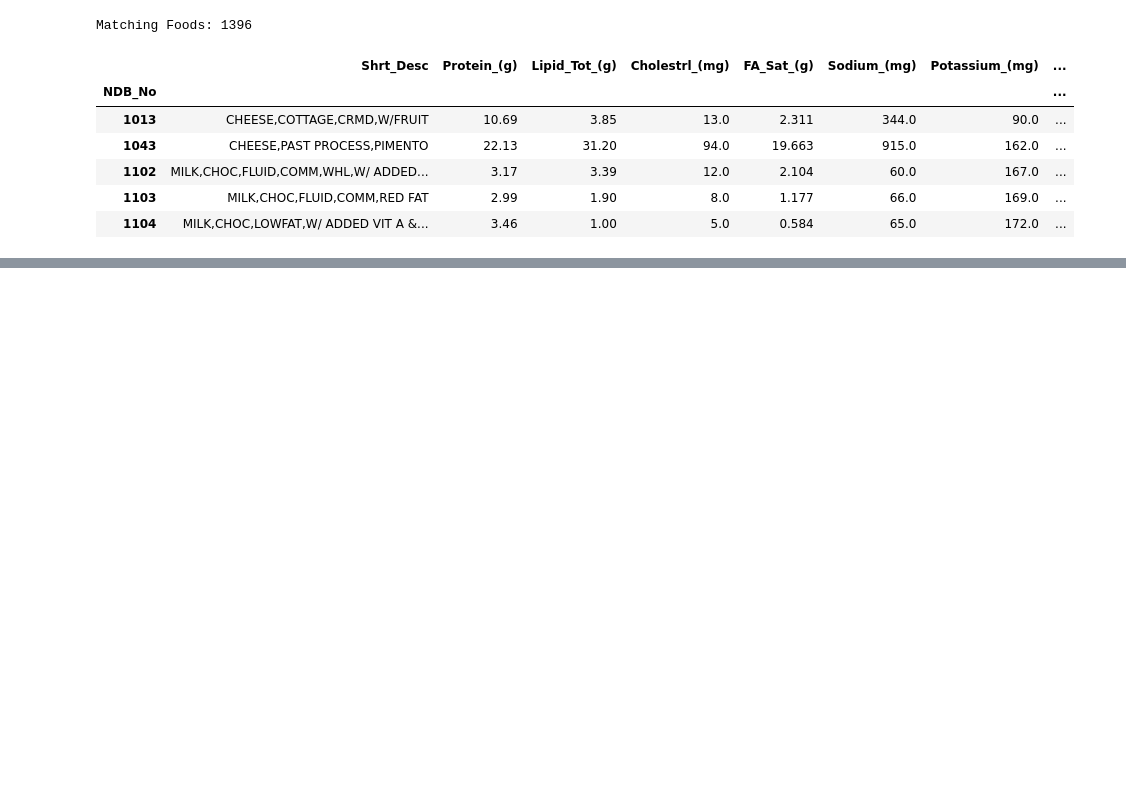
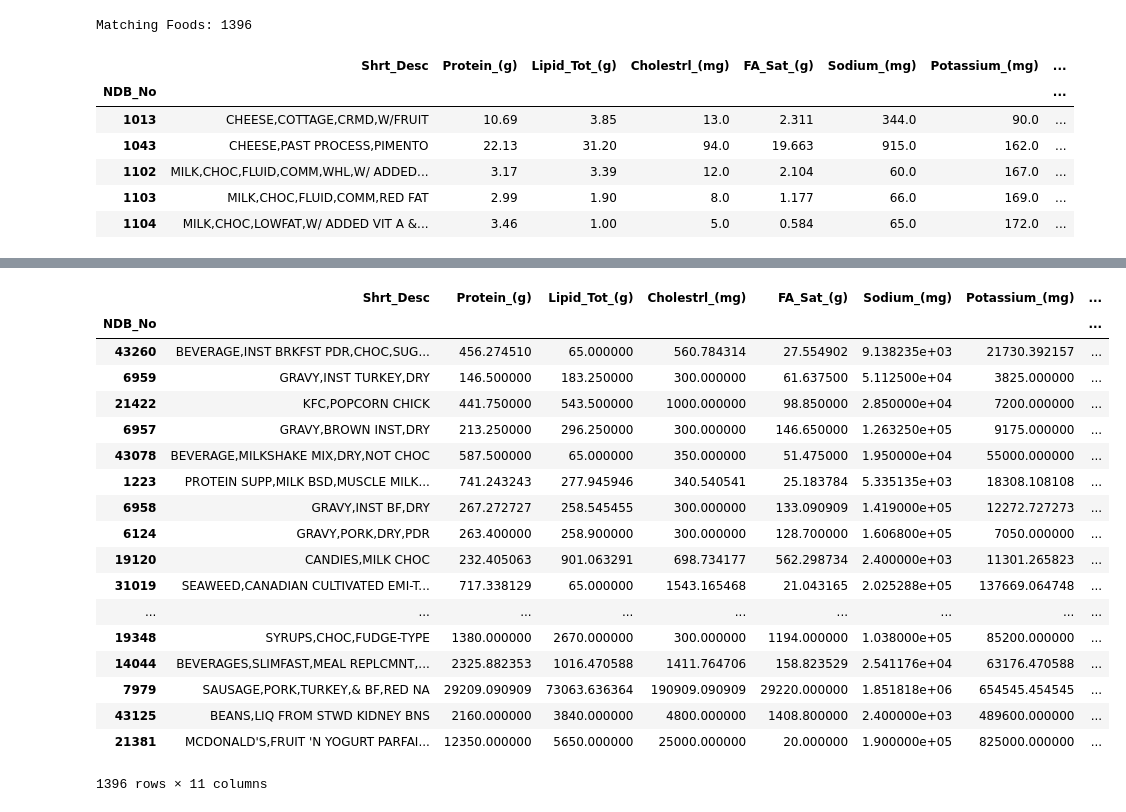
Before and after one commit to jaideng123/FoodDude, a Jupyter notebook: Food Dude.ipynb, the cells around one changed output, grey strips where cells are left out. Drawn from its saved outputs; the diff is of its cells as text; code cells hidden in the pictures; blank space fills up the shorter version.

Commit message:
Found best foods by weight

```diff
--- a/Food Dude.ipynb
+++ b/Food Dude.ipynb
@@ -45,3 +45,13 @@ Matching Foods: 1396
 # %%
 # http://www.netrition.com/rdi_page.html
 reccomended = [-1,50,65,300,20,2400,3500,300,25,-1]
+# Normalizing all our foods to 1 g
+def normalizeNutrients(x):
+    ratio = x['GmWt_1']
+    for nutrient in nutrients:
+        if(type(x[nutrient]) is str):
+            continue
+        x[nutrient] = x[nutrient]/ratio
+    return x
+foods = foods.apply(normalizeNutrients,axis=1)
+foods.head()
@@ -47,0 +66,37 @@ reccomended = [-1,50,65,300,20,2400,3500,300,25,-1]
+# %%
+# http://www.netrition.com/rdi_page.html
+recommended = [-1,50,65,300,20,2400,3500,300,25,-1]
+def findSatisfyingWeight(food):
+    for x in range(0,len(nutrients)):
+        nutrient = nutrients[x]
+        rec = recommended[x]
+        if(rec == -1 or food[nutrient] >= rec):
+            continue
+        ratio = rec/food[nutrient]
+        for y in nutrients:
+            if(type(food[y]) is str):
+                continue
+            food[y] = food[y]*ratio
+    return food
+weighted_foods = foods.apply(findSatisfyingWeight,axis=1)
+weighted_foods.sort_values(by='GmWt_1')
+# %% [output]
+|  | Shrt_Desc | Protein_(g) | Lipid_Tot_(g) | Cholestrl_(mg) | FA_Sat_(g) | Sodium_(mg) | Potassium_(mg) | ... |
+| NDB_No |  |  |  |  |  |  |  | ... |
+| 43260 | BEVERAGE,INST BRKFST PDR,CHOC,SUG... | 456.274510 | 65.000000 | 560.784314 | 27.554902 | 9.138235e+03 | 21730.392157 | ... |
+| 6959 | GRAVY,INST TURKEY,DRY | 146.500000 | 183.250000 | 300.000000 | 61.637500 | 5.112500e+04 | 3825.000000 | ... |
+| 21422 | KFC,POPCORN CHICK | 441.750000 | 543.500000 | 1000.000000 | 98.850000 | 2.850000e+04 | 7200.000000 | ... |
+| 6957 | GRAVY,BROWN INST,DRY | 213.250000 | 296.250000 | 300.000000 | 146.650000 | 1.263250e+05 | 9175.000000 | ... |
+| 43078 | BEVERAGE,MILKSHAKE MIX,DRY,NOT CHOC | 587.500000 | 65.000000 | 350.000000 | 51.475000 | 1.950000e+04 | 55000.000000 | ... |
+| 1223 | PROTEIN SUPP,MILK BSD,MUSCLE MILK... | 741.243243 | 277.945946 | 340.540541 | 25.183784 | 5.335135e+03 | 18308.108108 | ... |
+| 6958 | GRAVY,INST BF,DRY | 267.272727 | 258.545455 | 300.000000 | 133.090909 | 1.419000e+05 | 12272.727273 | ... |
+| 6124 | GRAVY,PORK,DRY,PDR | 263.400000 | 258.900000 | 300.000000 | 128.700000 | 1.606800e+05 | 7050.000000 | ... |
+| 19120 | CANDIES,MILK CHOC | 232.405063 | 901.063291 | 698.734177 | 562.298734 | 2.400000e+03 | 11301.265823 | ... |
+| 31019 | SEAWEED,CANADIAN CULTIVATED EMI-T... | 717.338129 | 65.000000 | 1543.165468 | 21.043165 | 2.025288e+05 | 137669.064748 | ... |
+| ... | ... | ... | ... | ... | ... | ... | ... | ... |
+| 19348 | SYRUPS,CHOC,FUDGE-TYPE | 1380.000000 | 2670.000000 | 300.000000 | 1194.000000 | 1.038000e+05 | 85200.000000 | ... |
+| 14044 | BEVERAGES,SLIMFAST,MEAL REPLCMNT,... | 2325.882353 | 1016.470588 | 1411.764706 | 158.823529 | 2.541176e+04 | 63176.470588 | ... |
+| 7979 | SAUSAGE,PORK,TURKEY,& BF,RED NA | 29209.090909 | 73063.636364 | 190909.090909 | 29220.000000 | 1.851818e+06 | 654545.454545 | ... |
+| 43125 | BEANS,LIQ FROM STWD KIDNEY BNS | 2160.000000 | 3840.000000 | 4800.000000 | 1408.800000 | 2.400000e+03 | 489600.000000 | ... |
+| 21381 | MCDONALD'S,FRUIT 'N YOGURT PARFAI... | 12350.000000 | 5650.000000 | 25000.000000 | 20.000000 | 1.900000e+05 | 825000.000000 | ... |
+1396 rows × 11 columns
```
Also changed, not shown: parts of 1 cell of this notebook.
